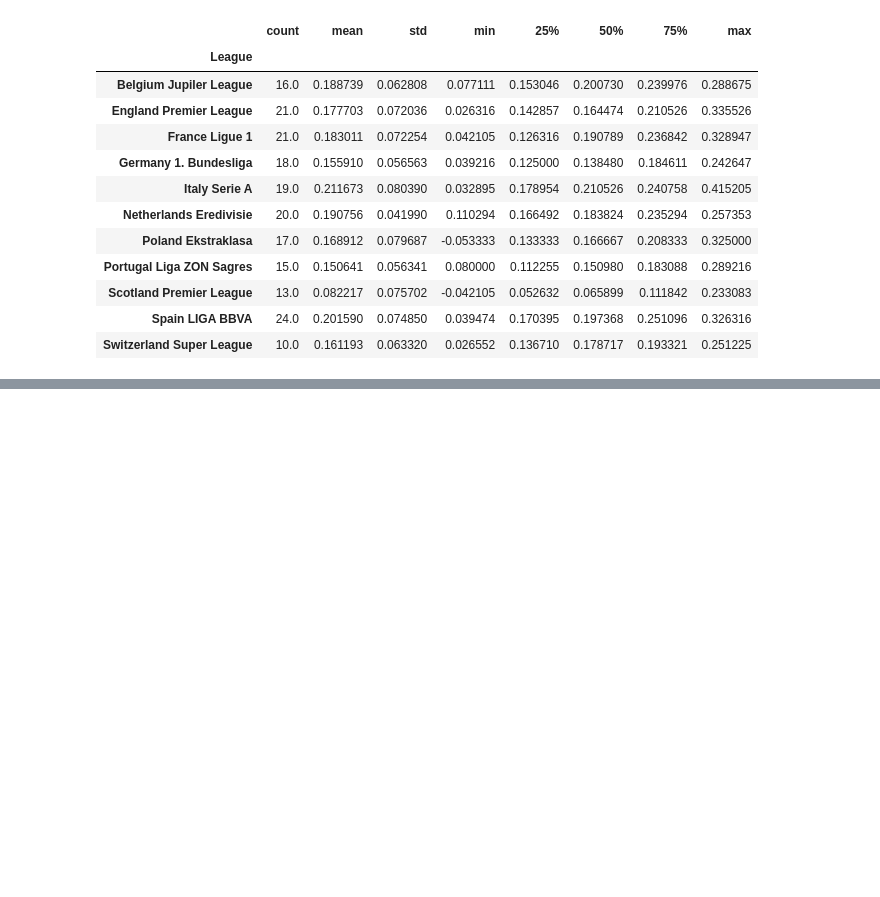
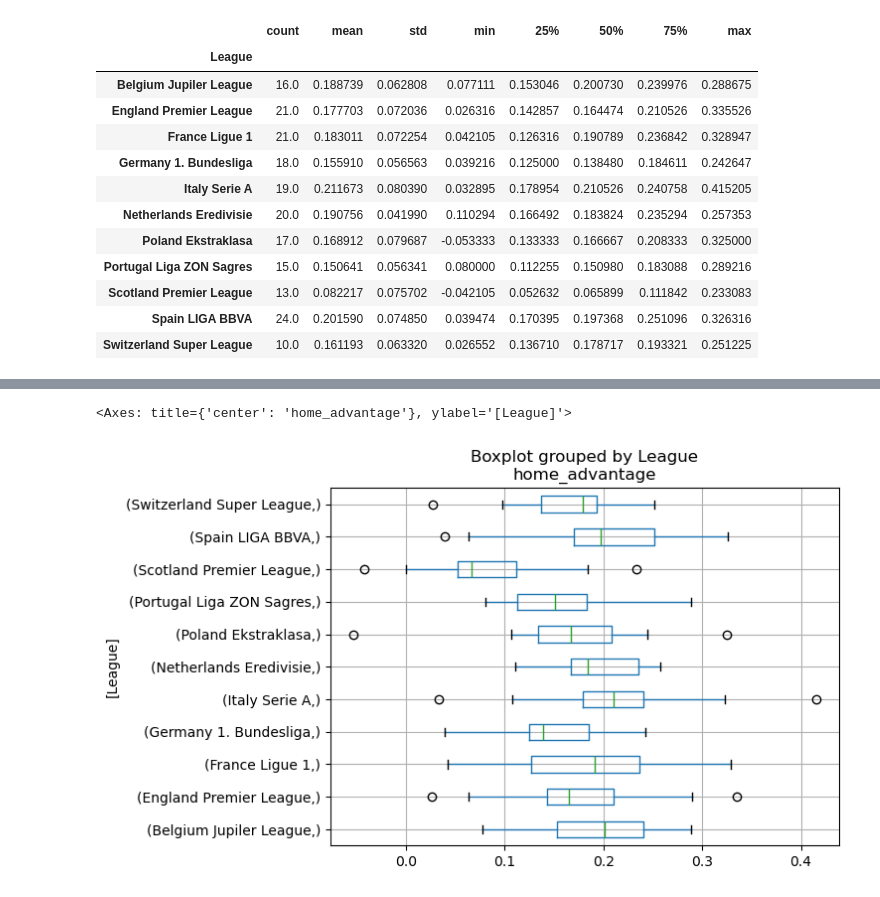
Before and after one commit to pigeononcrack/football-data-analysis, a Jupyter notebook: home_advantage_analysis_draft.ipynb, the cells around one changed output, grey strips where cells are left out. Cells and saved outputs as stored; diff of their text form; code cells hidden in the pictures; blank space fills up the shorter version.

```diff
--- a/home_advantage_analysis_draft.ipynb
+++ b/home_advantage_analysis_draft.ipynb
@@ -378,0 +400,5 @@ league_home_advantage.groupby("League")["home_advantage"].describe()
+# %%
+league_home_advantage.boxplot(column = ["home_advantage"], by = ["League"], vert = False,layout=(1,1))
+# %% [output]
+<Axes: title={'center': 'home_advantage'}, ylabel='[League]'>
+[figure, added]
```
Also changed, not shown: parts of 15 cells of this notebook.
